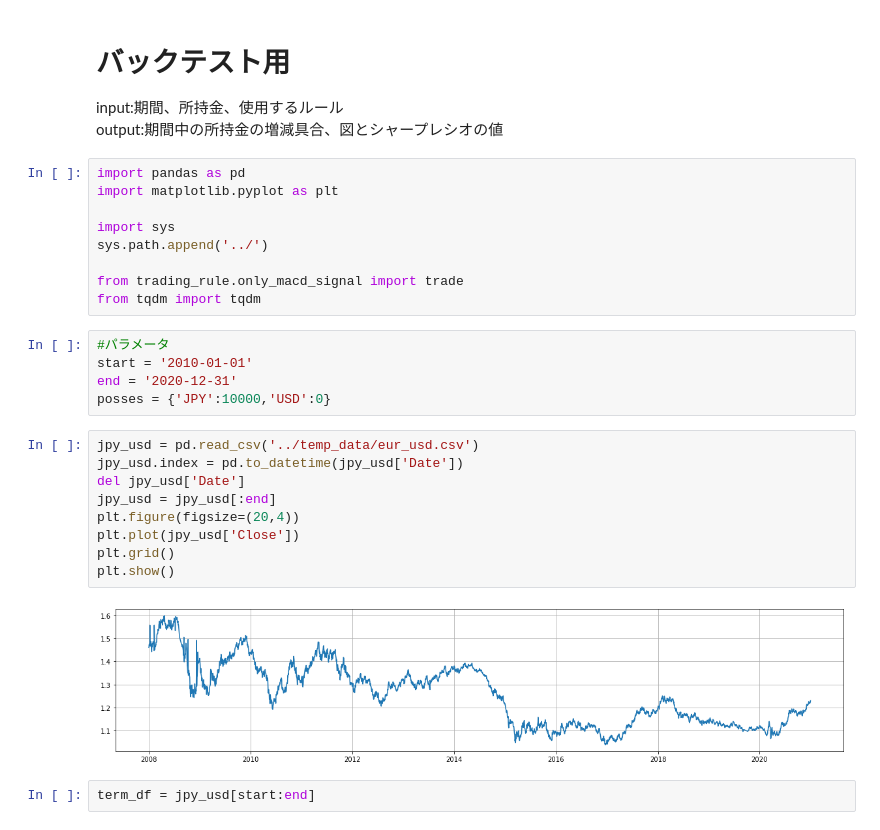
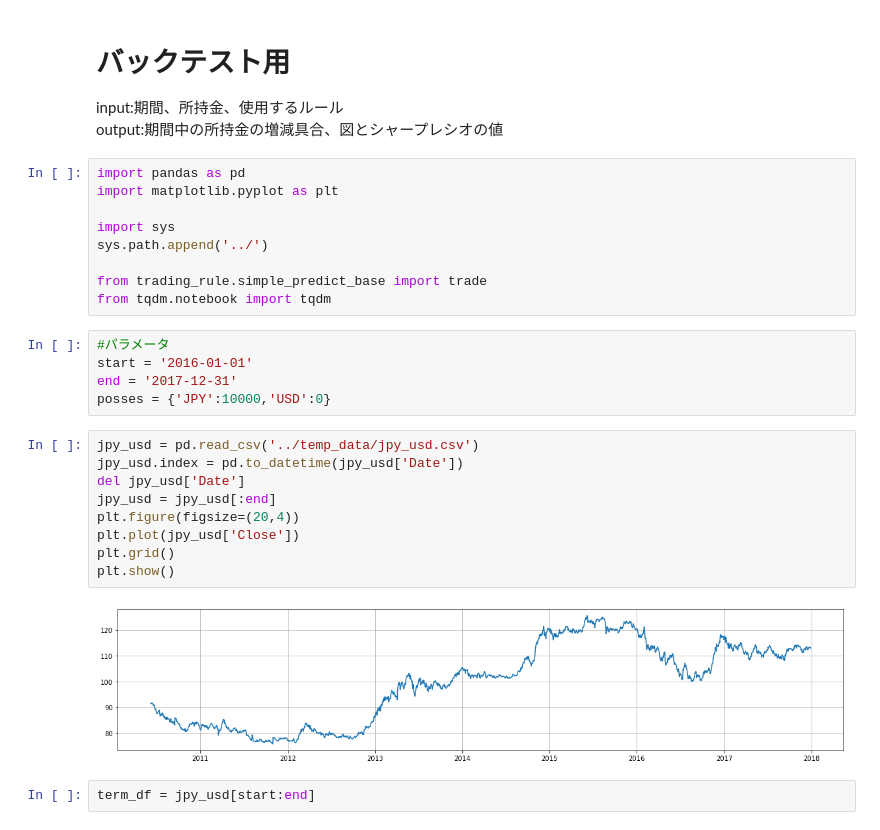
Before and after one commit to arenzero/fx_trade, a Jupyter notebook: back_test/back_test.ipynb, the cells around one changed output. Saved outputs shown, nothing was run; the diff lists cells and outputs as text.

```diff
--- a/back_test/back_test.ipynb
+++ b/back_test/back_test.ipynb
@@ -10,24 +10,24 @@ import matplotlib.pyplot as plt
 import sys
 sys.path.append('../')
 
-from trading_rule.only_macd_signal import trade
-from tqdm import tqdm
+from trading_rule.simple_predict_base import trade
+from tqdm.notebook import tqdm
 # %%
 #パラメータ
-start = '2010-01-01'
-end = '2020-12-31'
+start = '2016-01-01'
+end = '2017-12-31'
 posses = {'JPY':10000,'USD':0}
 # %%
-jpy_usd = pd.read_csv('../temp_data/eur_usd.csv')
+jpy_usd = pd.read_csv('../temp_data/jpy_usd.csv')
 jpy_usd.index = pd.to_datetime(jpy_usd['Date'])
 del jpy_usd['Date']
 jpy_usd = jpy_usd[:end]
 plt.figure(figsize=(20,4))
 plt.plot(jpy_usd['Close'])
 plt.grid()
 plt.show()
 # %% [output]
-[figure, old version]
+[figure, new version]
 # %%
 term_df = jpy_usd[start:end]
 # %%
```
Also changed, not shown: parts of 6 cells of this notebook, 5 other files.
